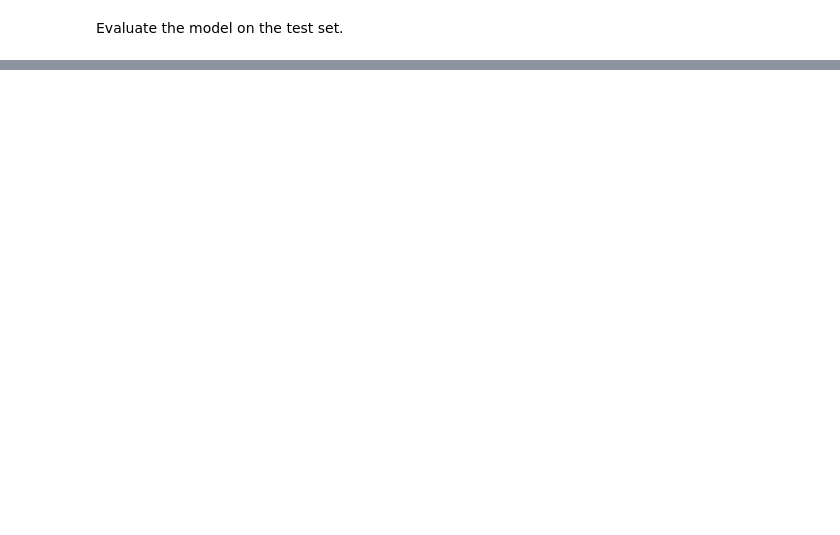
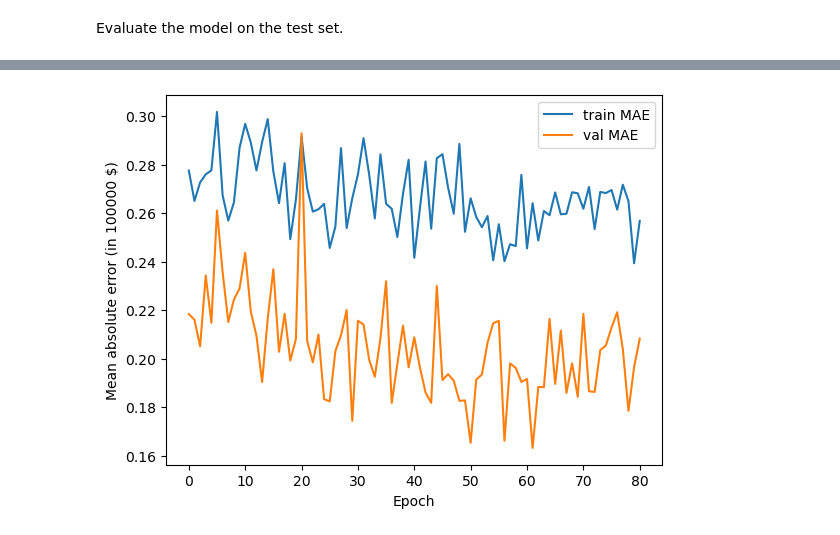
Before and after one commit to stefuthomas/NeuroverkkoTeoria, a Jupyter notebook: Assignments/Assignment2.ipynb, the cells around one changed output, grey strips where cells are left out. Drawn from its saved outputs; the diff is of its cells as text; code cells hidden in the pictures; blank space fills up the shorter version.

```diff
--- a/Assignments/Assignment2.ipynb
+++ b/Assignments/Assignment2.ipynb
@@ -119,0 +155,4 @@ Model 1 achieved a test MAE of 0.28 which is 0.2 lower than the original. The mo
+# %%
+x_train_full = np.concatenate((x_train, x_val), axis=0)
+y_train_full = np.concatenate((y_train, y_val), axis=0)
+history3 = model2.fit(x_train_full, y_train_full, epochs=500, batch_size=32, validation_data=(x_val, y_val), verbose=0, callbacks=[early_stopping])
@@ -119,0 +163,4 @@ Model 1 achieved a test MAE of 0.28 which is 0.2 lower than the original. The mo
+# %%
+plot_mae(history3)
+# %% [output]
+[figure, added]
```
Also changed, not shown: parts of 17 cells of this notebook.
